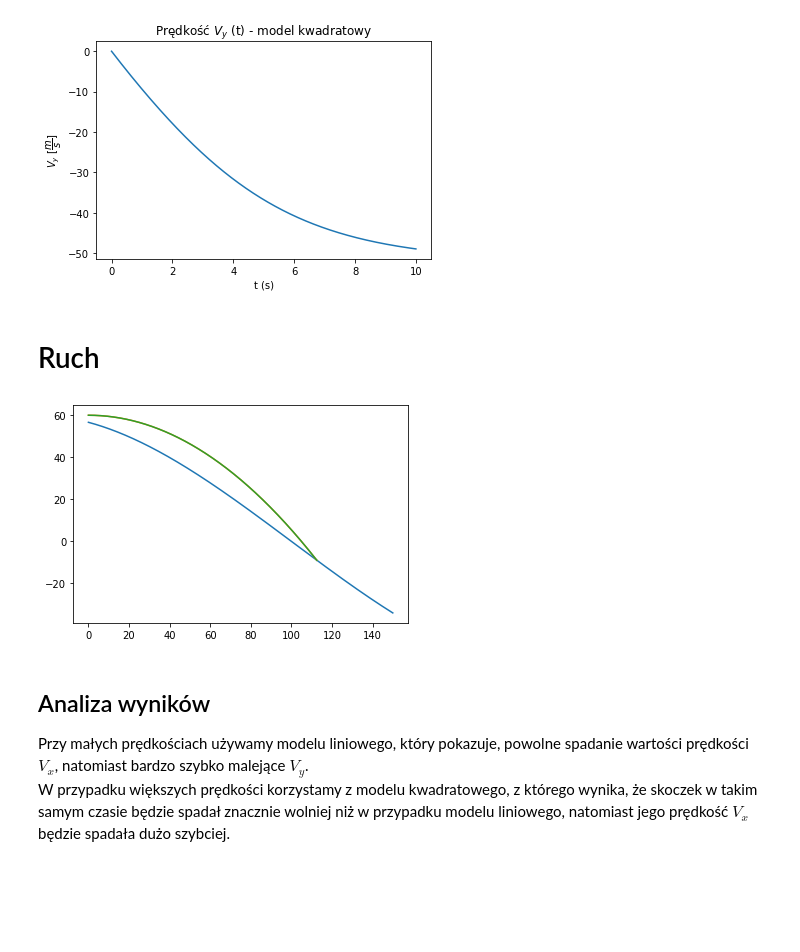
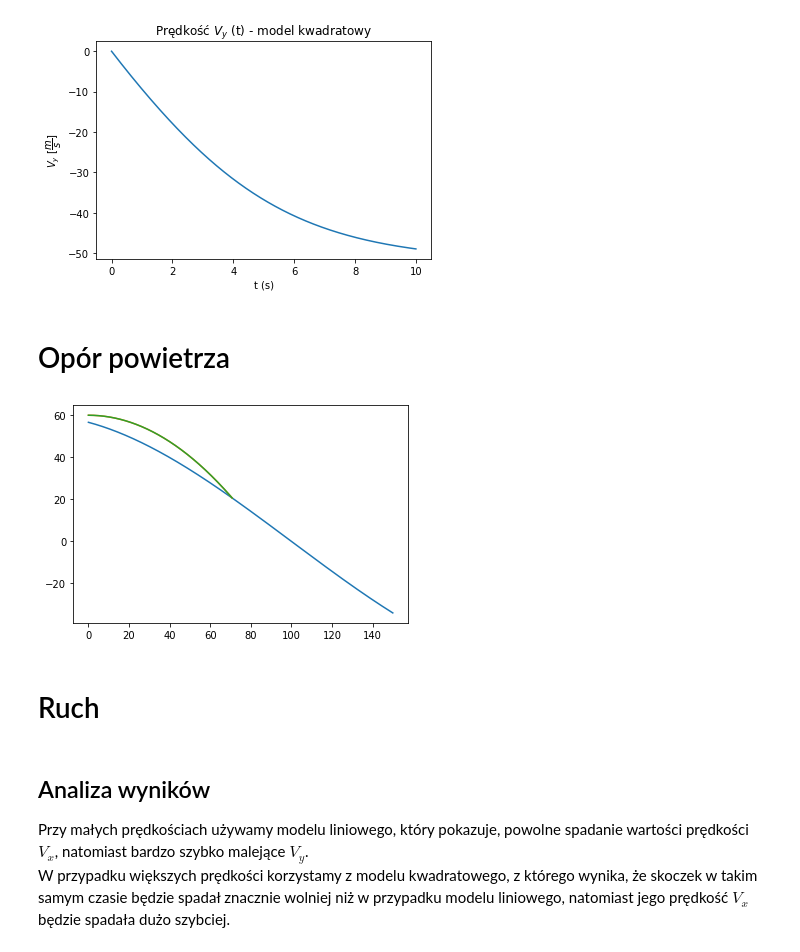
Before and after one commit to maciejratajski1999/Skoki-narciarskie, a Jupyter notebook: main.ipynb, the cells around one changed output. Drawn from its saved outputs; the diff is of its cells as text; code cells hidden in the pictures; blank space fills up the shorter version.

```diff
--- a/main.ipynb
+++ b/main.ipynb
@@ -200,6 +200,7 @@ class Jumper:
 
     def __init__(self, mass):
         self.mass = mass
+        self.area = 20
         self.position = 0,0
 
     def move(self, x, y):
@@ -293,15 +292,17 @@ pyplot.show()
 # %% [output]
 -48.961086029811256
 [figure]
+# %% [markdown]
+# Opór powietrza
+# %%
+from animation import SkiJumpAnimation
+wisła = Hill(100,25)
+okienko = SkiJumpAnimation(wisła)
+okienko.show((Jumper(50),Jumper(70)), cd=0.1, g=9.81)
+# %% [output]
+[figure, added]
 # %% [markdown]
 # Ruch
-# %%
-from animation import SkiJumpAnimation
-wisła = Hill(100,30)
-okienko = SkiJumpAnimation(wisła)
-okienko.show((Jumper(55),Jumper(70)), cd=0.02, g=9.81)
-# %% [output]
-[figure, removed]
 # %% [markdown]
 ## Analiza wyników
 Przy małych prędkościach używamy modelu liniowego, który pokazuje, powolne spadanie wartości prędkości $V_x$, natomiast bardzo szybko malejące $ V_y$. <br> W przypadku większych prędkości korzystamy z modelu kwadratowego, z którego wynika, że skoczek w takim samym czasie będzie spadał znacznie wolniej niż w przypadku modelu liniowego, natomiast jego prędkość $V_x$ będzie spadała dużo szybciej.
```
Also changed, not shown: parts of 3 cells of this notebook, 1 other file.
